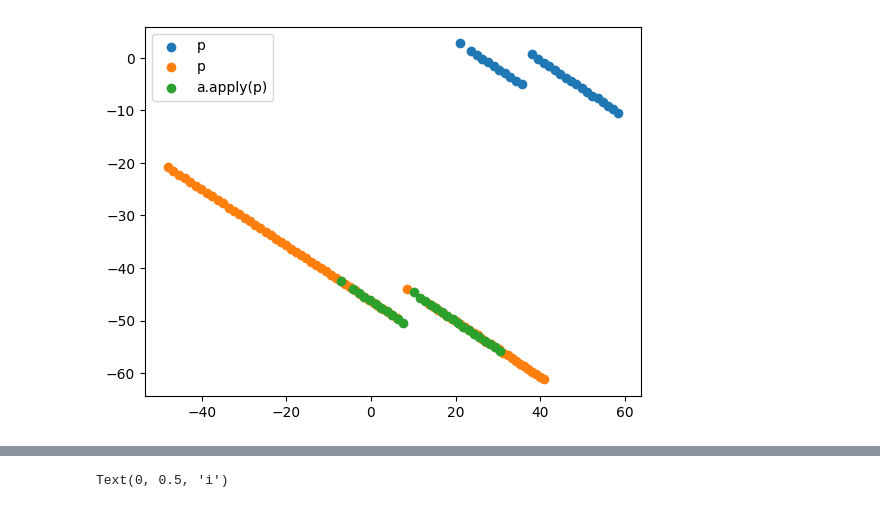
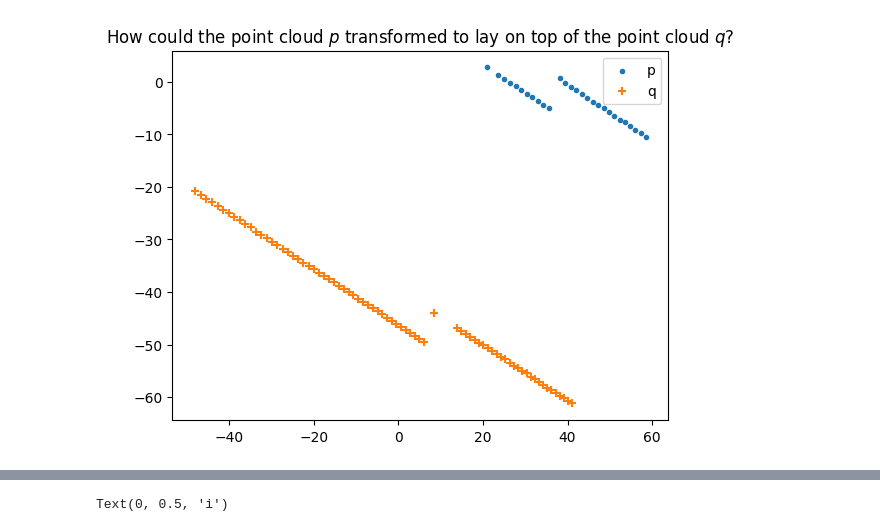
Before and after one commit to wandelbotsgmbh/geometricalgebra, a Jupyter notebook: notebooks/CoherentPointDrift.ipynb, the cells around one changed output, grey strips where cells are left out. Saved outputs shown, nothing was run; the diff lists cells and outputs as text; code cells hidden in the pictures.

```diff
--- a/notebooks/CoherentPointDrift.ipynb
+++ b/notebooks/CoherentPointDrift.ipynb
@@ -8,7 +13,7 @@ a, prob, variance = pose_and_correspondence_registration(p, q, only_2d=True)
 # %%
-plt.scatter(*p.to_euclid().T, label='p')
-plt.scatter(*q.to_euclid().T, label='p')
-plt.scatter(*a.apply(p).to_euclid().T, label='a.apply(p)')
+plt.scatter(*p.to_euclid().T, label='p', marker='.')
+plt.scatter(*q.to_euclid().T, label='q', marker='+')
+plt.title("How could the point cloud $p$ transformed to lay on top of the point cloud $q$?")
 _ = plt.legend()
 # %% [output]
-[figure, old version]
+[figure, new version]
```
Also changed, not shown: parts of 3 cells of this notebook.
